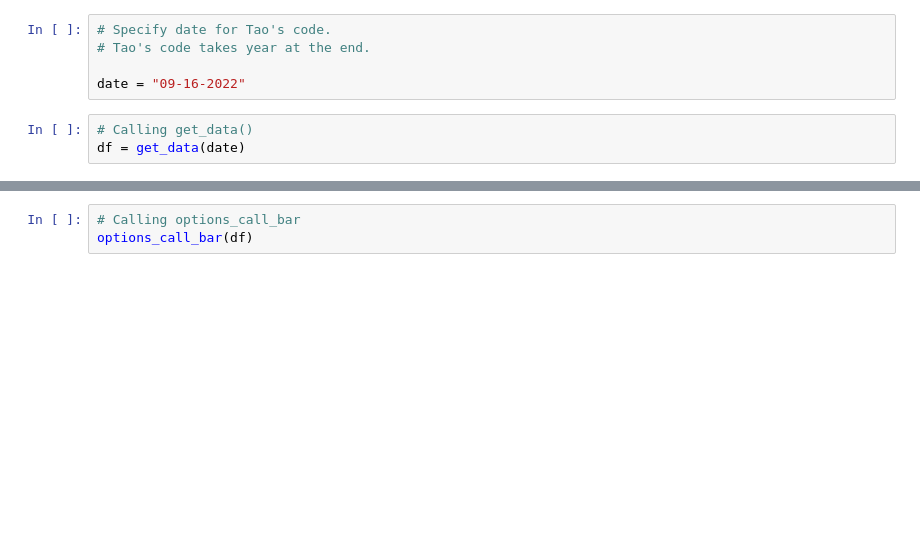
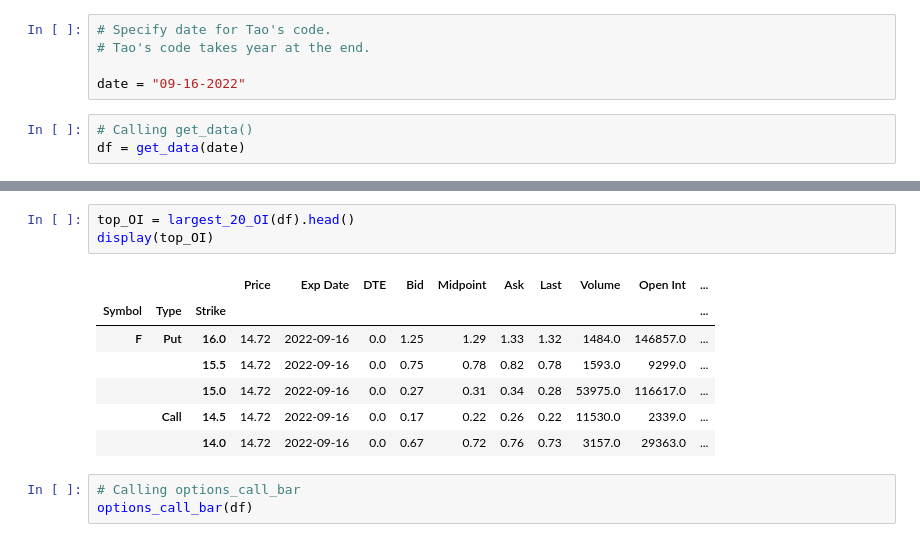
Before and after one commit to Latnid/FinTechProjects, a Jupyter notebook: One/app.ipynb, the cells around one changed output, grey strips where cells are left out. Cells and saved outputs as stored; diff of their text form; blank space fills up the shorter version.

```diff
--- a/One/app.ipynb
+++ b/One/app.ipynb
@@ -60,5 +62,16 @@ largest_25_OI(df)
 # %% [output]
 [interactive output not drawn]
+# %%
+top_OI = largest_20_OI(df).head()
+display(top_OI)
+# %% [output]
+|  |  |  | Price | Exp Date | DTE | Bid | Midpoint | Ask | Last | Volume | Open Int | ... |
+| Symbol | Type | Strike |  |  |  |  |  |  |  |  |  | ... |
+| F | Put | 16.0 | 14.72 | 2022-09-16 | 0.0 | 1.25 | 1.29 | 1.33 | 1.32 | 1484.0 | 146857.0 | ... |
+|  |  | 15.5 | 14.72 | 2022-09-16 | 0.0 | 0.75 | 0.78 | 0.82 | 0.78 | 1593.0 | 9299.0 | ... |
+|  |  | 15.0 | 14.72 | 2022-09-16 | 0.0 | 0.27 | 0.31 | 0.34 | 0.28 | 53975.0 | 116617.0 | ... |
+|  | Call | 14.5 | 14.72 | 2022-09-16 | 0.0 | 0.17 | 0.22 | 0.26 | 0.22 | 11530.0 | 2339.0 | ... |
+|  |  | 14.0 | 14.72 | 2022-09-16 | 0.0 | 0.67 | 0.72 | 0.76 | 0.73 | 3157.0 | 29363.0 | ... |
 # %%
 # Calling options_call_bar
 options_call_bar(df)
```
Also changed, not shown: parts of 14 cells of this notebook, 1 other file.
